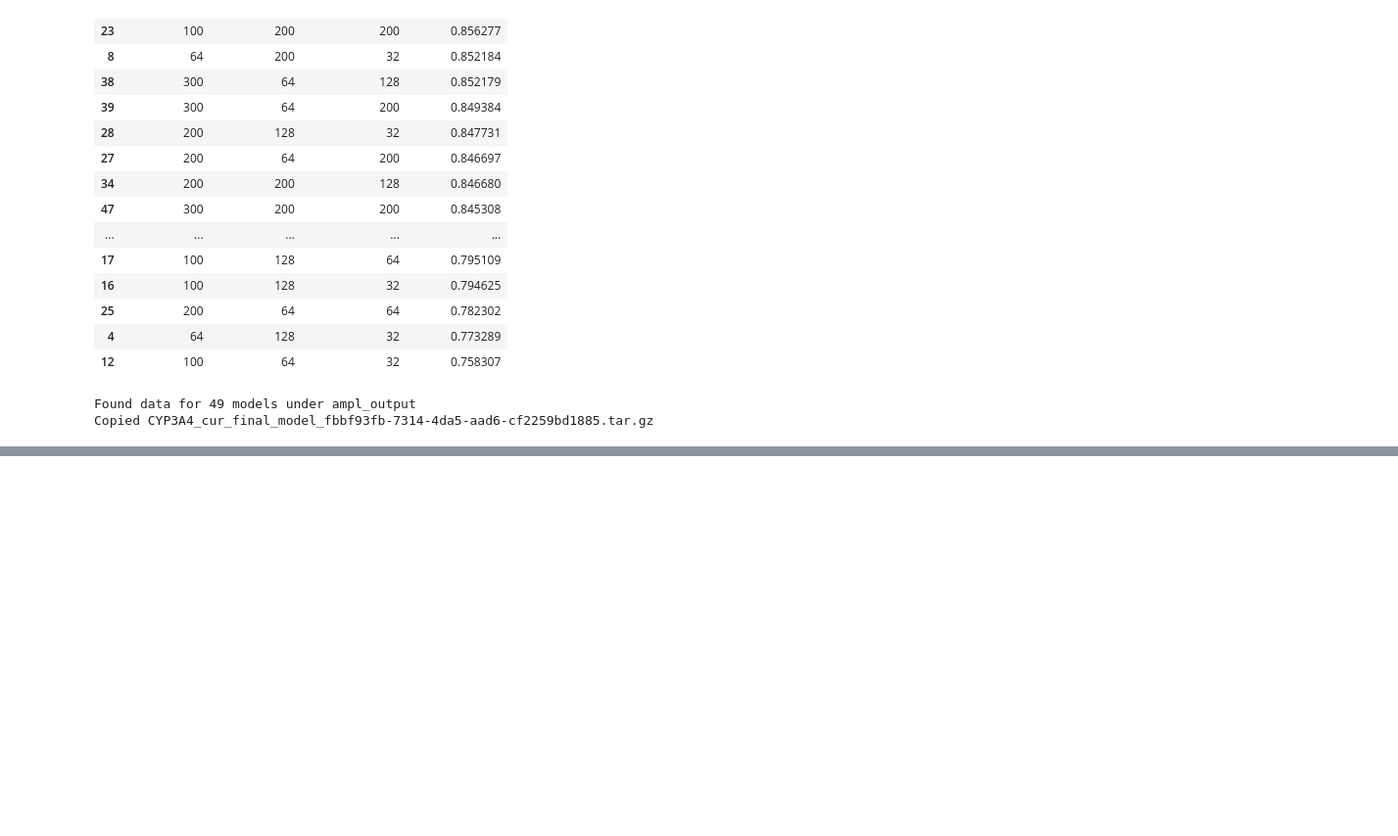
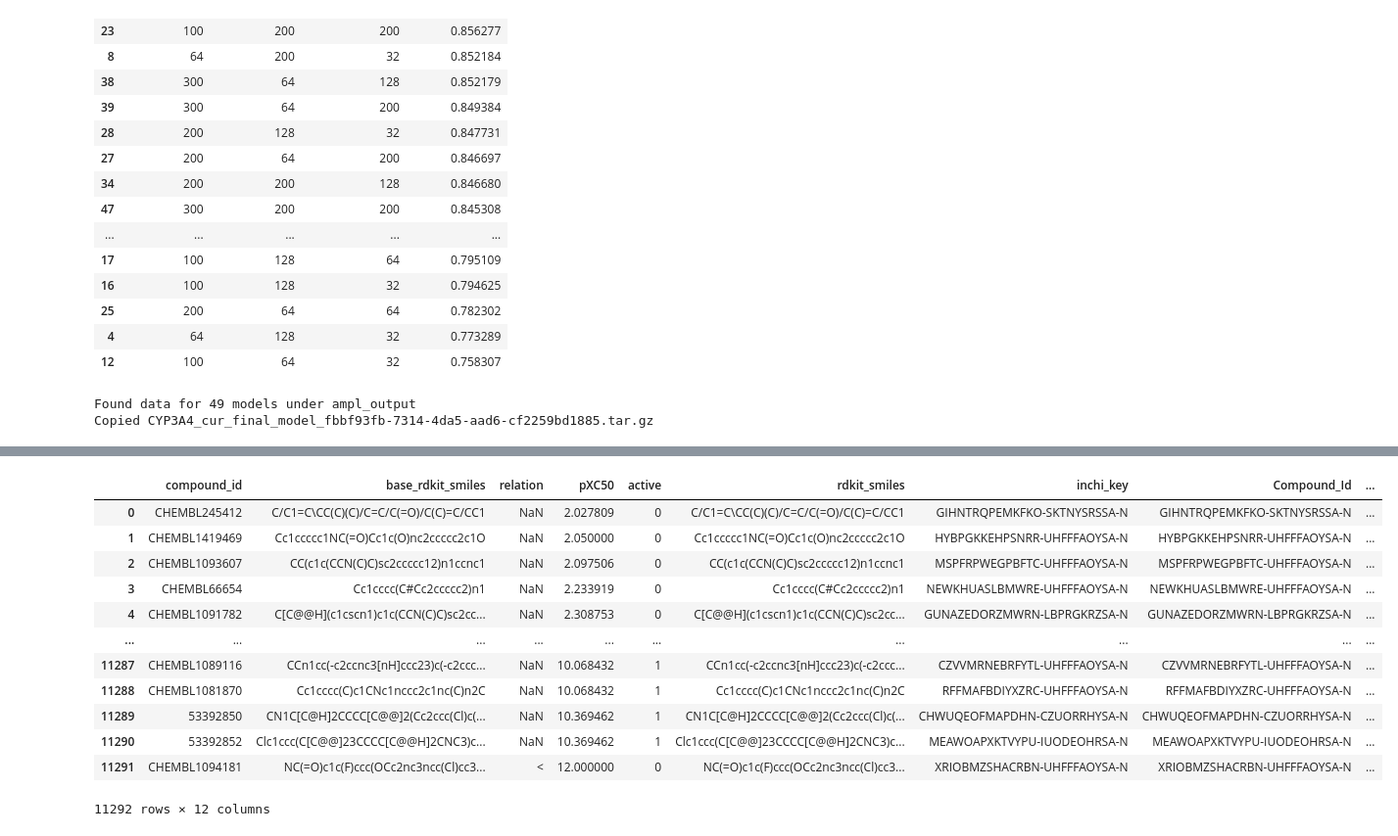
Before and after one commit to jm5159/E4511-2021-Mao, a Jupyter notebook: modeling_classification.ipynb, the cells around one changed output, grey strips where cells are left out. Shown at 98% size. Saved outputs shown, nothing was run; the diff lists cells and outputs as text; code cells hidden in the pictures; blank space fills up the shorter version.

```diff
--- a/modeling_classification.ipynb
+++ b/modeling_classification.ipynb
@@ -464,0 +601,18 @@ Copied CYP3A4_cur_final_model_fbbf93fb-7314-4da5-aad6-cf2259bd1885.tar.gz
+# %%
+shen=pd.read_csv('delaney_curated_final.csv')
+# %%
+shen
+# %% [output]
+|  | compound_id | base_rdkit_smiles | relation | pXC50 | active | rdkit_smiles | inchi_key | Compound_Id | ... |
+| 0 | CHEMBL245412 | C/C1=C\CC(C)(C)/C=C/C(=O)/C(C)=C/CC1 | NaN | 2.027809 | 0 | C/C1=C\CC(C)(C)/C=C/C(=O)/C(C)=C/CC1 | GIHNTRQPEMKFKO-SKTNYSRSSA-N | GIHNTRQPEMKFKO-SKTNYSRSSA-N | ... |
+| 1 | CHEMBL1419469 | Cc1ccccc1NC(=O)Cc1c(O)nc2ccccc2c1O | NaN | 2.050000 | 0 | Cc1ccccc1NC(=O)Cc1c(O)nc2ccccc2c1O | HYBPGKKEHPSNRR-UHFFFAOYSA-N | HYBPGKKEHPSNRR-UHFFFAOYSA-N | ... |
+| 2 | CHEMBL1093607 | CC(c1c(CCN(C)C)sc2ccccc12)n1ccnc1 | NaN | 2.097506 | 0 | CC(c1c(CCN(C)C)sc2ccccc12)n1ccnc1 | MSPFRPWEGPBFTC-UHFFFAOYSA-N | MSPFRPWEGPBFTC-UHFFFAOYSA-N | ... |
+| 3 | CHEMBL66654 | Cc1cccc(C#Cc2ccccc2)n1 | NaN | 2.233919 | 0 | Cc1cccc(C#Cc2ccccc2)n1 | NEWKHUASLBMWRE-UHFFFAOYSA-N | NEWKHUASLBMWRE-UHFFFAOYSA-N | ... |
+| 4 | CHEMBL1091782 | C[C@@H](c1cscn1)c1c(CCN(C)C)sc2cc... | NaN | 2.308753 | 0 | C[C@@H](c1cscn1)c1c(CCN(C)C)sc2cc... | GUNAZEDORZMWRN-LBPRGKRZSA-N | GUNAZEDORZMWRN-LBPRGKRZSA-N | ... |
+| ... | ... | ... | ... | ... | ... | ... | ... | ... | ... |
+| 11287 | CHEMBL1089116 | CCn1cc(-c2ccnc3[nH]ccc23)c(-c2ccc... | NaN | 10.068432 | 1 | CCn1cc(-c2ccnc3[nH]ccc23)c(-c2ccc... | CZVVMRNEBRFYTL-UHFFFAOYSA-N | CZVVMRNEBRFYTL-UHFFFAOYSA-N | ... |
+| 11288 | CHEMBL1081870 | Cc1cccc(C)c1CNc1nccc2c1nc(C)n2C | NaN | 10.068432 | 1 | Cc1cccc(C)c1CNc1nccc2c1nc(C)n2C | RFFMAFBDIYXZRC-UHFFFAOYSA-N | RFFMAFBDIYXZRC-UHFFFAOYSA-N | ... |
+| 11289 | 53392850 | CN1C[C@H]2CCCC[C@@]2(Cc2ccc(Cl)c(... | NaN | 10.369462 | 1 | CN1C[C@H]2CCCC[C@@]2(Cc2ccc(Cl)c(... | CHWUQEOFMAPDHN-CZUORRHYSA-N | CHWUQEOFMAPDHN-CZUORRHYSA-N | ... |
+| 11290 | 53392852 | Clc1ccc(C[C@@]23CCCC[C@@H]2CNC3)c... | NaN | 10.369462 | 1 | Clc1ccc(C[C@@]23CCCC[C@@H]2CNC3)c... | MEAWOAPXKTVYPU-IUODEOHRSA-N | MEAWOAPXKTVYPU-IUODEOHRSA-N | ... |
+| 11291 | CHEMBL1094181 | NC(=O)c1c(F)ccc(OCc2nc3ncc(Cl)cc3... | < | 12.000000 | 0 | NC(=O)c1c(F)ccc(OCc2nc3ncc(Cl)cc3... | XRIOBMZSHACRBN-UHFFFAOYSA-N | XRIOBMZSHACRBN-UHFFFAOYSA-N | ... |
+11292 rows × 12 columns
```
Also changed, not shown: parts of 31 cells of this notebook.
